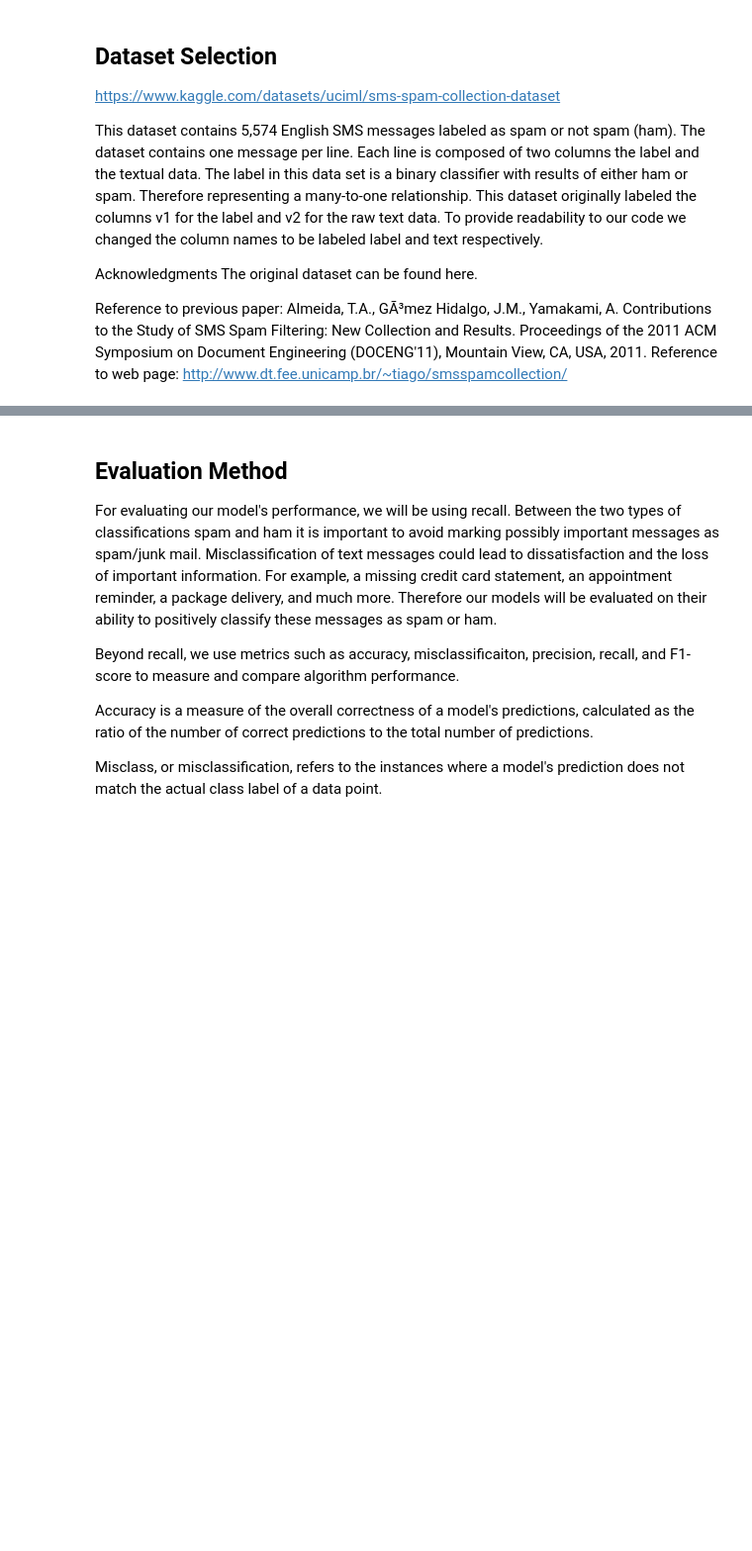
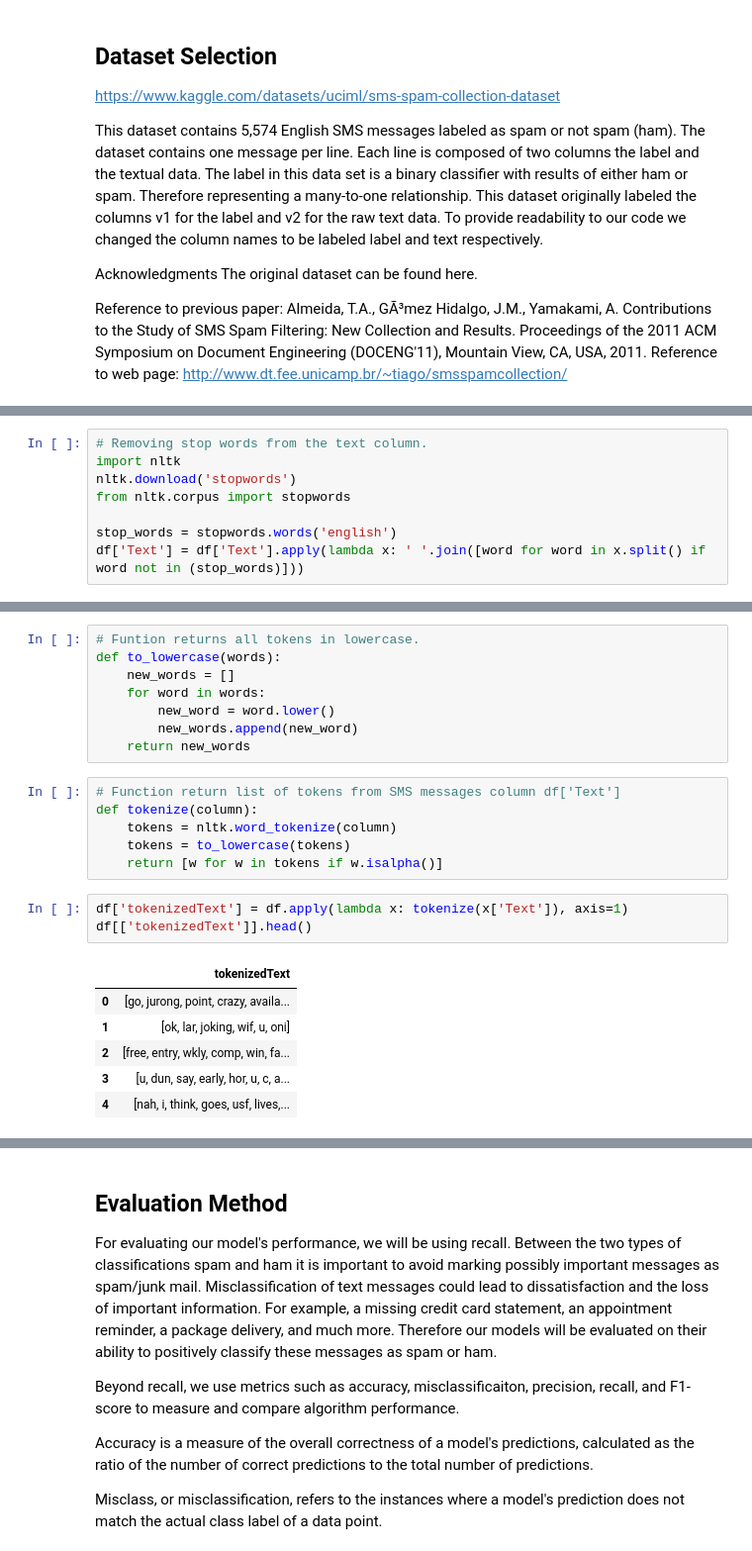
Before and after one commit to memote024/CS7324fall23, a Jupyter notebook: lab_7/Lab_7.ipynb, the cells around one changed output, grey strips where cells are left out. Shown at 99% size. Saved outputs shown, nothing was run; the diff lists cells and outputs as text; blank space fills up the shorter version.

```diff
--- a/lab_7/Lab_7.ipynb
+++ b/lab_7/Lab_7.ipynb
@@ -120,0 +204,8 @@ _ = plt.ylabel('Text')
+# %%
+# Removing stop words from the text column.
+import nltk
+nltk.download('stopwords')
+from nltk.corpus import stopwords
+
+stop_words = stopwords.words('english')
+df['Text'] = df['Text'].apply(lambda x: ' '.join([word for word in x.split() if word not in (stop_words)]))
@@ -120,0 +228,24 @@ _ = plt.ylabel('Text')
+# %%
+# Funtion returns all tokens in lowercase.
+def to_lowercase(words):
+    new_words = []
+    for word in words:
+        new_word = word.lower()
+        new_words.append(new_word)
+    return new_words
+# %%
+# Function return list of tokens from SMS messages column df['Text']
+def tokenize(column):
+    tokens = nltk.word_tokenize(column)
+    tokens = to_lowercase(tokens)
+    return [w for w in tokens if w.isalpha()]
+# %%
+df['tokenizedText'] = df.apply(lambda x: tokenize(x['Text']), axis=1)
+df[['tokenizedText']].head()
+# %% [output]
+|  | tokenizedText |
+| 0 | [go, jurong, point, crazy, availa... |
+| 1 | [ok, lar, joking, wif, u, oni] |
+| 2 | [free, entry, wkly, comp, win, fa... |
+| 3 | [u, dun, say, early, hor, u, c, a... |
+| 4 | [nah, i, think, goes, usf, lives,... |
```
Also changed, not shown: parts of 31 cells of this notebook.
